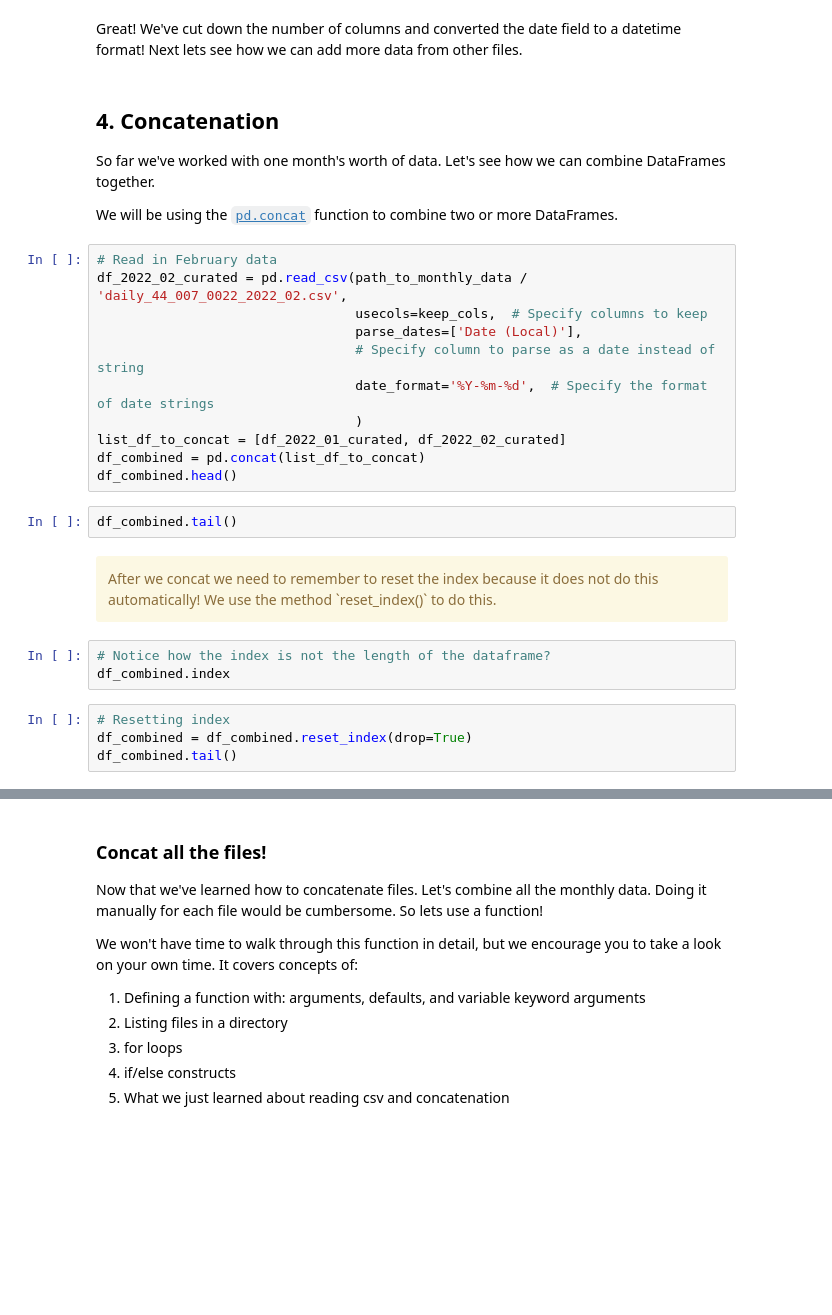
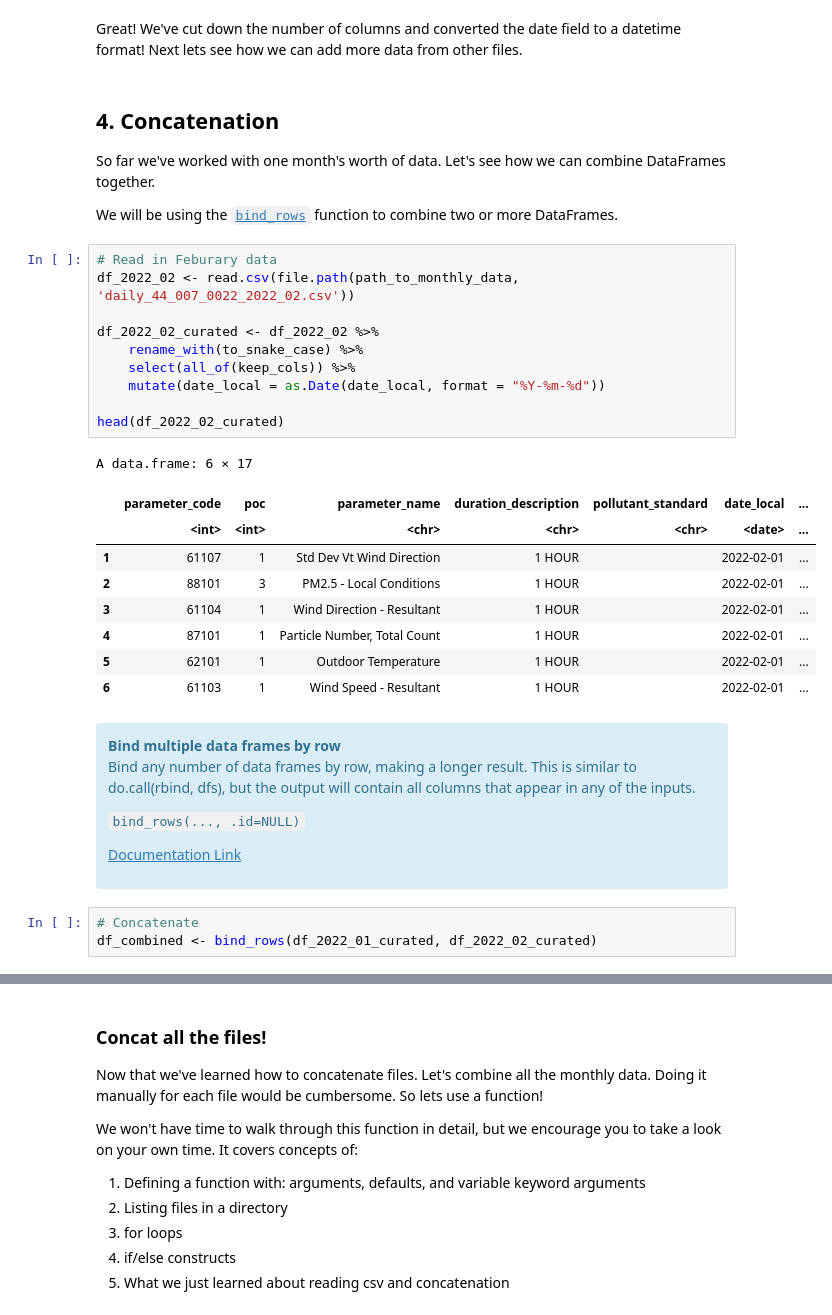
Before and after one commit to MPA-2065-FA24/mpa2065-fall2024, a Jupyter notebook: exploratory_data_analysis/notebooks/1.0-gtd-eda-walkthrough.ipynb, the cells around one changed output, grey strips where cells are left out. Saved outputs shown, nothing was run; the diff lists cells and outputs as text; blank space fills up the shorter version.

Commit message:
refactor: 4 Concatenation

```diff
--- a/exploratory_data_analysis/notebooks/1.0-gtd-eda-walkthrough.ipynb
+++ b/exploratory_data_analysis/notebooks/1.0-gtd-eda-walkthrough.ipynb
@@ -451,28 +420,37 @@ Next lets see how we can add more data from other files.
 ## 4. Concatenation
 So far we've worked with one month's worth of data. Let's see how we can combine DataFrames together.
 
-We will be using the [`pd.concat`](https://pandas.pydata.org/docs/reference/api/pandas.concat.html) function to combine two or more DataFrames.
+We will be using the [`bind_rows`](https://dplyr.tidyverse.org/reference/bind.html) function to combine two or more DataFrames.
-# %%
-# Read in February data
-df_2022_02_curated = pd.read_csv(path_to_monthly_data / 'daily_44_007_0022_2022_02.csv',
-                                 usecols=keep_cols,  # Specify columns to keep
-                                 parse_dates=['Date (Local)'],
-                                 # Specify column to parse as a date instead of string
-                                 date_format='%Y-%m-%d',  # Specify the format of date strings
-                                 )
-list_df_to_concat = [df_2022_01_curated, df_2022_02_curated]
-df_combined = pd.concat(list_df_to_concat)
-df_combined.head()
-# %%
-df_combined.tail()
-# %% [markdown]
-<div class="alert alert-block alert-warning">
-After we concat we need to remember to reset the index because it does not do this automatically! We use the method `reset_index()` to do this.
-</div>
-# %%
-# Notice how the index is not the length of the dataframe?
-df_combined.index
-# %%
-# Resetting index
-df_combined = df_combined.reset_index(drop=True)
-df_combined.tail()
+# %%
+# Read in Feburary data
+df_2022_02 <- read.csv(file.path(path_to_monthly_data, 'daily_44_007_0022_2022_02.csv'))
+
+df_2022_02_curated <- df_2022_02 %>%
+    rename_with(to_snake_case) %>%
+    select(all_of(keep_cols)) %>%
+    mutate(date_local = as.Date(date_local, format = "%Y-%m-%d"))
+
+head(df_2022_02_curated)
+# %% [output]
+A data.frame: 6 × 17
+|  | parameter_code | poc | parameter_name | duration_description | pollutant_standard | date_local | ... |
+|  | <int> | <int> | <chr> | <chr> | <chr> | <date> | ... |
+| 1 | 61107 | 1 | Std Dev Vt Wind Direction | 1 HOUR |  | 2022-02-01 | ... |
+| 2 | 88101 | 3 | PM2.5 - Local Conditions | 1 HOUR |  | 2022-02-01 | ... |
+| 3 | 61104 | 1 | Wind Direction - Resultant | 1 HOUR |  | 2022-02-01 | ... |
+| 4 | 87101 | 1 | Particle Number, Total Count | 1 HOUR |  | 2022-02-01 | ... |
+| 5 | 62101 | 1 | Outdoor Temperature | 1 HOUR |  | 2022-02-01 | ... |
+| 6 | 61103 | 1 | Wind Speed - Resultant | 1 HOUR |  | 2022-02-01 | ... |
+# %% [markdown]
+<div class="alert alert-block alert-info">
+<b>Bind multiple data frames by row</b>
+
+Bind any number of data frames by row, making a longer result. This is similar to do.call(rbind, dfs), but the output will contain all columns that appear in any of the inputs.
+
+`bind_rows(..., .id=NULL)`
+
+[Documentation Link](https://dplyr.tidyverse.org/reference/bind_rows.html)
+</div>
+# %%
+# Concatenate
+df_combined <- bind_rows(df_2022_01_curated, df_2022_02_curated)
```
Also changed, not shown: parts of 16 cells of this notebook.
